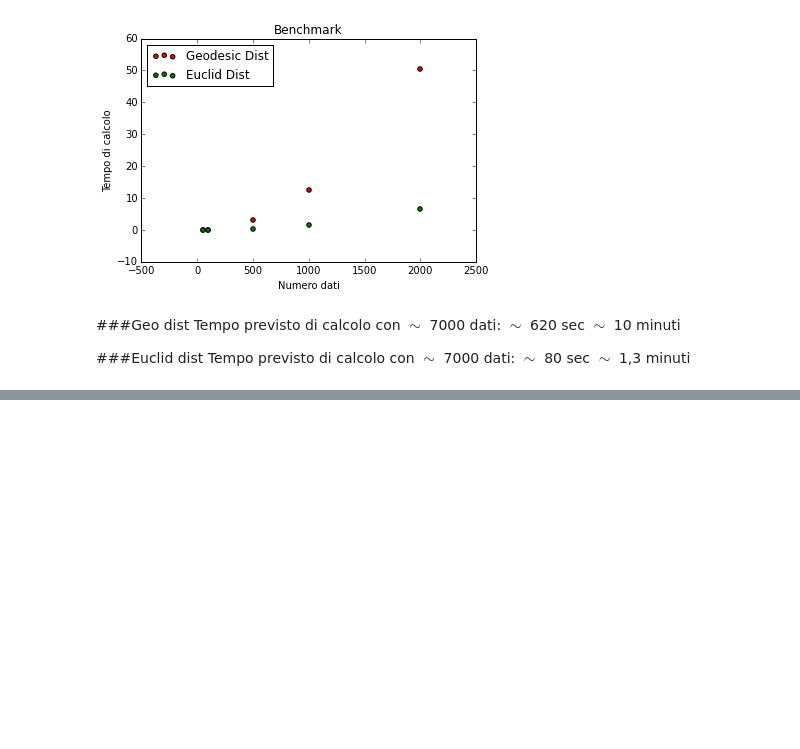
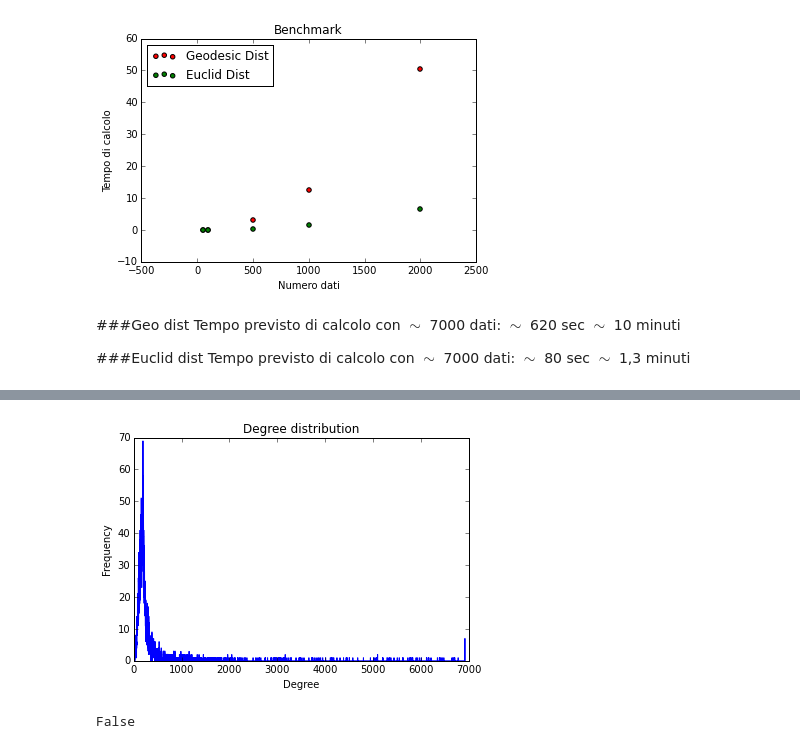
Before and after one commit to FedericoMuciaccia/SistemiComplessi, a Jupyter notebook: src/Iuri distanze.ipynb, the cells around one changed output, grey strips where cells are left out. Drawn from its saved outputs; the diff is of its cells as text; code cells hidden in the pictures; blank space fills up the shorter version.

```diff
--- a/src/Iuri distanze.ipynb
+++ b/src/Iuri distanze.ipynb
@@ -302,0 +313,19 @@ Tempo previsto di calcolo con $\sim$ 7000 dati: $\sim$ 80 sec $\sim$ 1,3 minuti
+# %%
+grado = grafoRoma.degree().values()
+
+def degreeDistribution(gradi):
+    pyplot.hist(gradi, bins=max(gradi)-min(gradi), histtype='step')
+    pyplot.title('Degree distribution')
+    pyplot.xlabel("Degree")
+    pyplot.ylabel("Frequency")
+    # return
+    # histtype='bar', alpha=0.5
+    # bins=max(grado)-min(grado)
+
+distribuzione = degreeDistribution(grado)
+# %% [output]
+[figure, added]
+# %%
+0 in grado
+# %% [output]
+False
```
Also changed, not shown: parts of 4 cells of this notebook, 1 other file.
